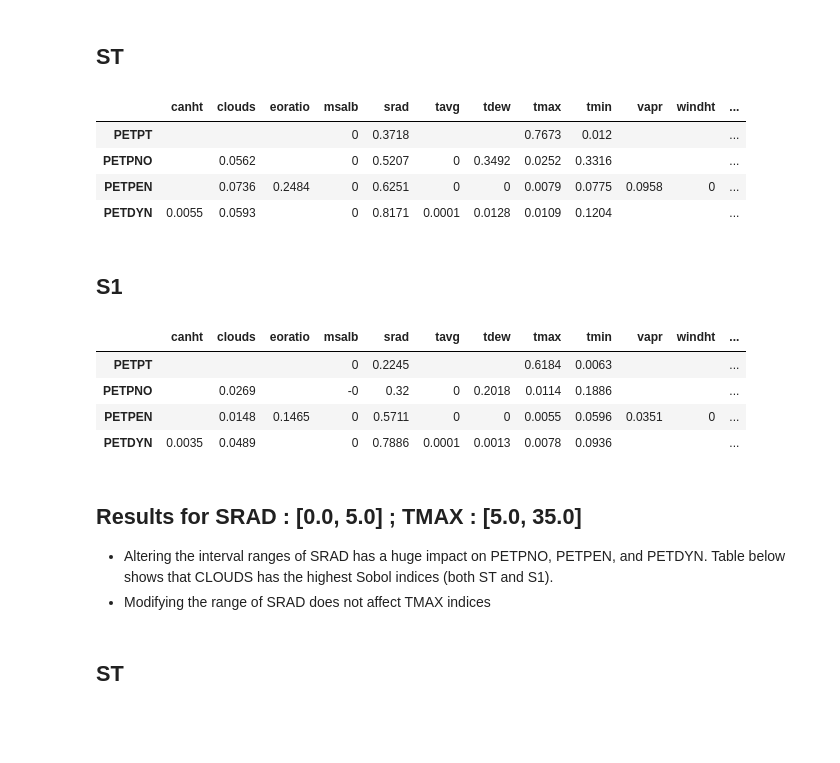
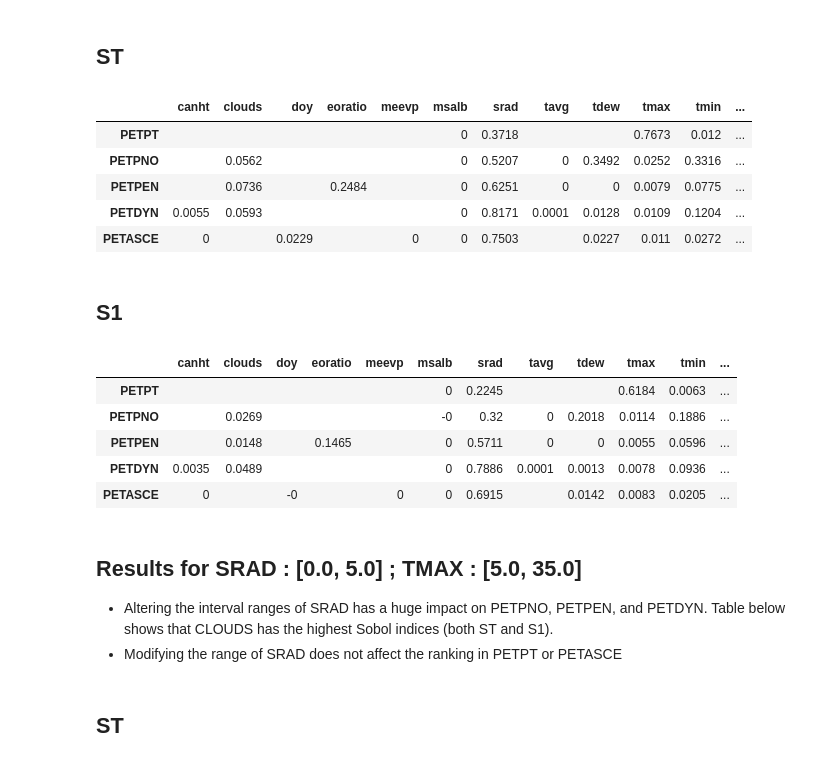
Before and after one commit to ml4ai/automates, a Jupyter notebook: notebooks/multi-model-analysis.ipynb, the cells around one changed output. Drawn from its saved outputs; the diff is of its cells as text; code cells hidden in the pictures; blank space fills up the shorter version.

```diff
--- a/notebooks/multi-model-analysis.ipynb
+++ b/notebooks/multi-model-analysis.ipynb
@@ -743,0 +800,27 @@ SM.sensitivity_plots(indices_lst, "S2")
+# %%
+bounds = {
+        'tmax':[-10.0, 4.99],
+        'tmin':[0.0, 23.9],
+        'srad': [2.45, 27.8],
+        'msalb': [0.18, 0.2],
+        'xhlai': [0.0, 4.77],
+        'tdew': [8.0, 31],
+        'windht': [1.0, 25.0],
+        'windrun': [0, 900],
+        'xlat': [-65.0, 65.0],
+        'xelev': [0, 6000],
+        'canht': [0.0, 5.0],
+        'doy': [1, 365],
+        'meevp': [0, 1],
+}
+
+
+SM = SensitivityModel(model, bounds, sample_list, method)
+
+decimal=4
+df_PETASCE_S1_set2, df_PETASCE_ST_set2 = SM.generate_dataframe(decimal)
+
+indices_lst = SM.generate_indices()
+
+SM.sensitivity_plots(indices_lst, "S1")
+SM.sensitivity_plots(indices_lst, "S2")
@@ -822,33 +1057,35 @@ Table.style.highlight_max(color='lightgreen', axis=1)
 # %% [markdown]
 ## ST
 # %%
-frames = [df_PETPT_ST_set2, df_PETPNO_ST_set2, df_PETPEN_ST_set2, df_PETDYN_ST_set2]
+frames = [df_PETPT_ST_set2, df_PETPNO_ST_set2, df_PETPEN_ST_set2, df_PETDYN_ST_set2, df_PETASCE_ST_set2]
 
 Table = table(frames)
 Table.style.highlight_max(color='lightgreen', axis=1)
 # %% [output]
-|  | canht | clouds | eoratio | msalb | srad | tavg | tdew | tmax | tmin | vapr | windht | ... |
-| PETPT |  |  |  | 0 | 0.3718 |  |  | 0.7673 | 0.012 |  |  | ... |
-| PETPNO |  | 0.0562 |  | 0 | 0.5207 | 0 | 0.3492 | 0.0252 | 0.3316 |  |  | ... |
-| PETPEN |  | 0.0736 | 0.2484 | 0 | 0.6251 | 0 | 0 | 0.0079 | 0.0775 | 0.0958 | 0 | ... |
-| PETDYN | 0.0055 | 0.0593 |  | 0 | 0.8171 | 0.0001 | 0.0128 | 0.0109 | 0.1204 |  |  | ... |
+|  | canht | clouds | doy | eoratio | meevp | msalb | srad | tavg | tdew | tmax | tmin | ... |
+| PETPT |  |  |  |  |  | 0 | 0.3718 |  |  | 0.7673 | 0.012 | ... |
+| PETPNO |  | 0.0562 |  |  |  | 0 | 0.5207 | 0 | 0.3492 | 0.0252 | 0.3316 | ... |
+| PETPEN |  | 0.0736 |  | 0.2484 |  | 0 | 0.6251 | 0 | 0 | 0.0079 | 0.0775 | ... |
+| PETDYN | 0.0055 | 0.0593 |  |  |  | 0 | 0.8171 | 0.0001 | 0.0128 | 0.0109 | 0.1204 | ... |
+| PETASCE | 0 |  | 0.0229 |  | 0 | 0 | 0.7503 |  | 0.0227 | 0.011 | 0.0272 | ... |
 # %% [markdown]
 ## S1
 # %%
-frames = [df_PETPT_S1_set2, df_PETPNO_S1_set2, df_PETPEN_S1_set2, df_PETDYN_S1_set2]
+frames = [df_PETPT_S1_set2, df_PETPNO_S1_set2, df_PETPEN_S1_set2, df_PETDYN_S1_set2, df_PETASCE_S1_set2]
 Table = table(frames)
 Table.style.highlight_max(color='lightgreen', axis=1)
 # %% [output]
-|  | canht | clouds | eoratio | msalb | srad | tavg | tdew | tmax | tmin | vapr | windht | ... |
-| PETPT |  |  |  | 0 | 0.2245 |  |  | 0.6184 | 0.0063 |  |  | ... |
-| PETPNO |  | 0.0269 |  | -0 | 0.32 | 0 | 0.2018 | 0.0114 | 0.1886 |  |  | ... |
-| PETPEN |  | 0.0148 | 0.1465 | 0 | 0.5711 | 0 | 0 | 0.0055 | 0.0596 | 0.0351 | 0 | ... |
-| PETDYN | 0.0035 | 0.0489 |  | 0 | 0.7886 | 0.0001 | 0.0013 | 0.0078 | 0.0936 |  |  | ... |
+|  | canht | clouds | doy | eoratio | meevp | msalb | srad | tavg | tdew | tmax | tmin | ... |
+| PETPT |  |  |  |  |  | 0 | 0.2245 |  |  | 0.6184 | 0.0063 | ... |
+| PETPNO |  | 0.0269 |  |  |  | -0 | 0.32 | 0 | 0.2018 | 0.0114 | 0.1886 | ... |
+| PETPEN |  | 0.0148 |  | 0.1465 |  | 0 | 0.5711 | 0 | 0 | 0.0055 | 0.0596 | ... |
+| PETDYN | 0.0035 | 0.0489 |  |  |  | 0 | 0.7886 | 0.0001 | 0.0013 | 0.0078 | 0.0936 | ... |
+| PETASCE | 0 |  | -0 |  | 0 | 0 | 0.6915 |  | 0.0142 | 0.0083 | 0.0205 | ... |
 # %% [markdown]
 ## Results for SRAD : [0.0,  5.0] ; TMAX : [5.0,  35.0]
 
 - Altering the interval ranges of SRAD has a huge impact on PETPNO, PETPEN, and PETDYN. Table below shows that CLOUDS has the highest Sobol indices (both ST and S1).
-- Modifying the range of SRAD does not affect TMAX indices
+- Modifying the range of SRAD does not affect the ranking in PETPT or PETASCE
 # %% [markdown]
 ## ST
 # %%
```
Also changed, not shown: parts of 35 cells of this notebook.
